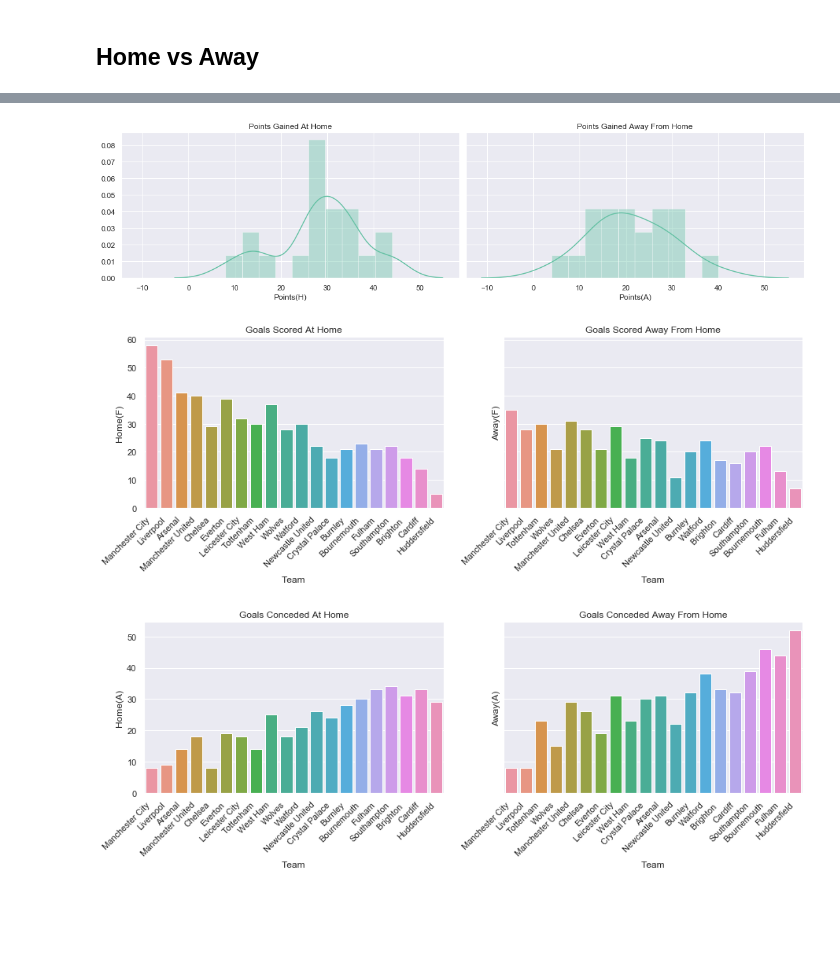
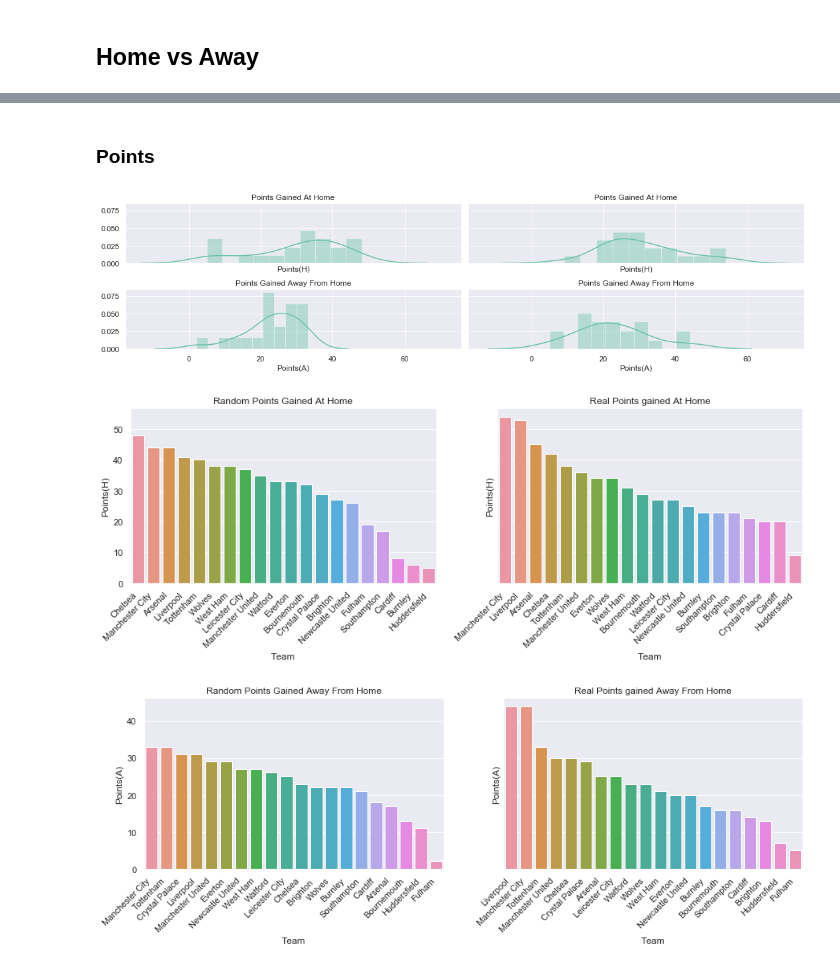
Before and after one commit to ANihill/fundamentalsProject, a Jupyter notebook: Project.ipynb, the cells around one changed output, grey strips where cells are left out. Drawn from its saved outputs; the diff is of its cells as text; code cells hidden in the pictures; blank space fills up the shorter version.

```diff
--- a/Project.ipynb
+++ b/Project.ipynb
@@ -1082,2 +1102,6 @@ sns.lmplot(x="Total(Dif)", y="Total(P)", data=total_new);
 # %% [markdown]
 ## Home vs Away
+# %%
+# ordered real world home and away tables by total points to compare with random tables
+home = home.sort_values(by = "Points(H)", ascending=False);
+away = away.sort_values(by = "Points(A)", ascending=False);
@@ -1129,31 +1310,41 @@ plt.tight_layout()
+# %% [markdown]
+### Points
 # %%
 # set up matplotlib figure
-f, axes = plt.subplots(1, 2, figsize=(15, 4), sharey=True, sharex=True)
+f, axes = plt.subplots(2, 2, figsize=(15, 4), sharey=True, sharex=True)
 
-# distribution of goals scored at home
-sns.distplot(home_new["Points(H)"], bins= 10, ax=axes[0])
-axes[0].set_title("Points Gained At Home");
+# distribution of randomly generated points gained at home
+sns.distplot(home_new["Points(H)"], bins= 10, ax=axes[0,0])
+axes[0,0].set_title("Points Gained At Home");
 
-# distibution of goals scored away from home across the league
-sns.distplot(away_new["Points(A)"], bins= 10, ax= axes[1])
-axes[1].set_title("Points Gained Away From Home");
+# distribution of real points gained at home
+sns.distplot(home["Points(H)"], bins= 10, ax=axes[0,1])
+axes[0,1].set_title("Points Gained At Home");
+
+# distibution of randomly generated points gained away from home
+sns.distplot(away_new["Points(A)"], bins= 10, ax= axes[1,0])
+axes[1,0].set_title("Points Gained Away From Home");
+
+# distibution of real points gained away from home
+sns.distplot(away["Points(A)"], bins= 10, ax= axes[1,1])
+axes[1,1].set_title("Points Gained Away From Home");
 
 plt.tight_layout()
 # %% [output]
-[figure, old version]
+[figure, new version]
 # %%
 # set up matplotlib figure
 f, axes = plt.subplots(1, 2, figsize=(15, 4), sharey=True)
 
-# distribution of goals scored at home
-goals_for = sns.catplot(x="Team", y="Home(F)", kind="bar", data=home_new.reset_index(), ax=axes[0])
+# bar plot of random points gained at home
+goals_for = sns.catplot(x="Team", y="Points(H)", kind="bar", data=home_new.reset_index(), ax=axes[0])
 axes[0].set_xticklabels(axes[0].get_xticklabels(), rotation=45, horizontalalignment="right")
-axes[0].set_title("Goals Scored At Home");
+axes[0].set_title("Random Points Gained At Home");
 
-# distibution of goals scored away from home
-goals_for = sns.catplot(x="Team", y="Away(F)", kind="bar", data=away_new.reset_index(), ax=axes[1])
+# bar plot of real points gained at home
+goals_for = sns.catplot(x="Team", y="Points(H)", kind="bar", data=home.reset_index(), ax=axes[1])
 axes[1].set_xticklabels(axes[1].get_xticklabels(), rotation=45, horizontalalignment="right")
-axes[1].set_title("Goals Scored Away From Home");
+axes[1].set_title("Real Points gained At Home");
 
 plt.tight_layout()
 
@@ -1161,25 +1352,25 @@ plt.tight_layout()
 plt.close(2)
 plt.close(3)
 # %% [output]
-[figure, old version]
+[figure, new version]
 # %%
 # set up matplotlib figure
 f, axes = plt.subplots(1, 2, figsize=(15, 4), sharey=True)
 
-# distribution of goals conceded at home
-goals_for = sns.catplot(x="Team", y="Home(A)", kind="bar", data=home_new.reset_index(), ax=axes[0])
+# bar plot of random points gained away from  home
+goals_for = sns.catplot(x="Team", y="Points(A)", kind="bar", data=away_new.reset_index(), ax=axes[0])
 axes[0].set_xticklabels(axes[0].get_xticklabels(), rotation=45, horizontalalignment="right")
-axes[0].set_title("Goals Conceded At Home");
+axes[0].set_title("Random Points Gained Away From Home");
 
-# distibution of goals conceded away from home
-goals_for = sns.catplot(x="Team", y="Away(A)", kind="bar", data=away_new.reset_index(), ax=axes[1])
+# bar plot of real points gained away home
+goals_for = sns.catplot(x="Team", y="Points(A)", kind="bar", data=away.reset_index(), ax=axes[1])
 axes[1].set_xticklabels(axes[1].get_xticklabels(), rotation=45, horizontalalignment="right")
-axes[1].set_title("Goals Conceded Away From Home");
+axes[1].set_title("Real Points gained Away From Home");
 
 plt.tight_layout()
 
 # closed empty plots
 plt.close(2)
 plt.close(3)
 # %% [output]
-[figure, old version]
+[figure, new version]
```
Also changed, not shown: parts of 51 cells of this notebook.
